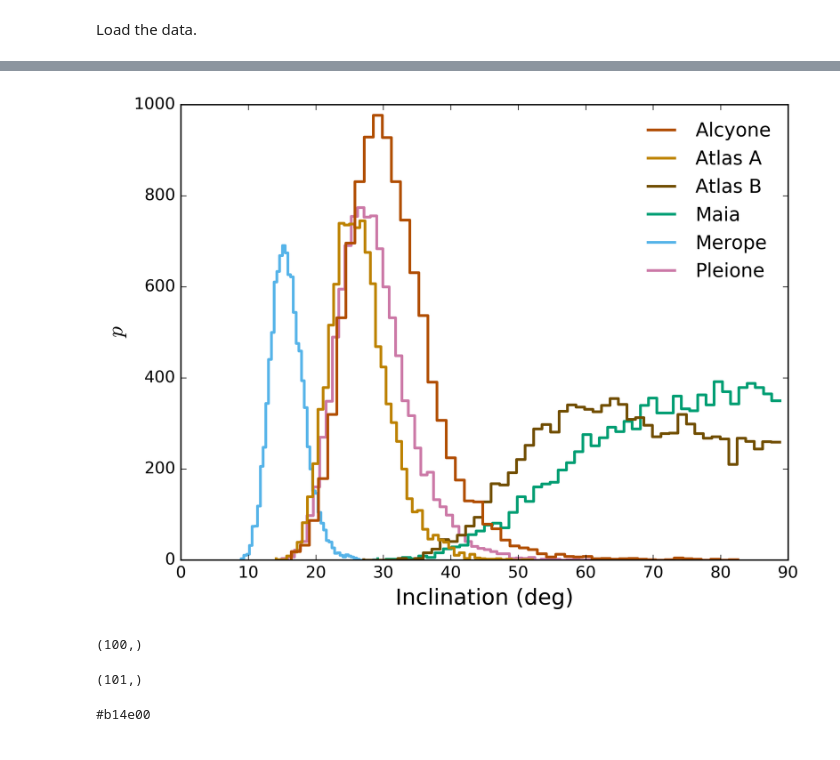
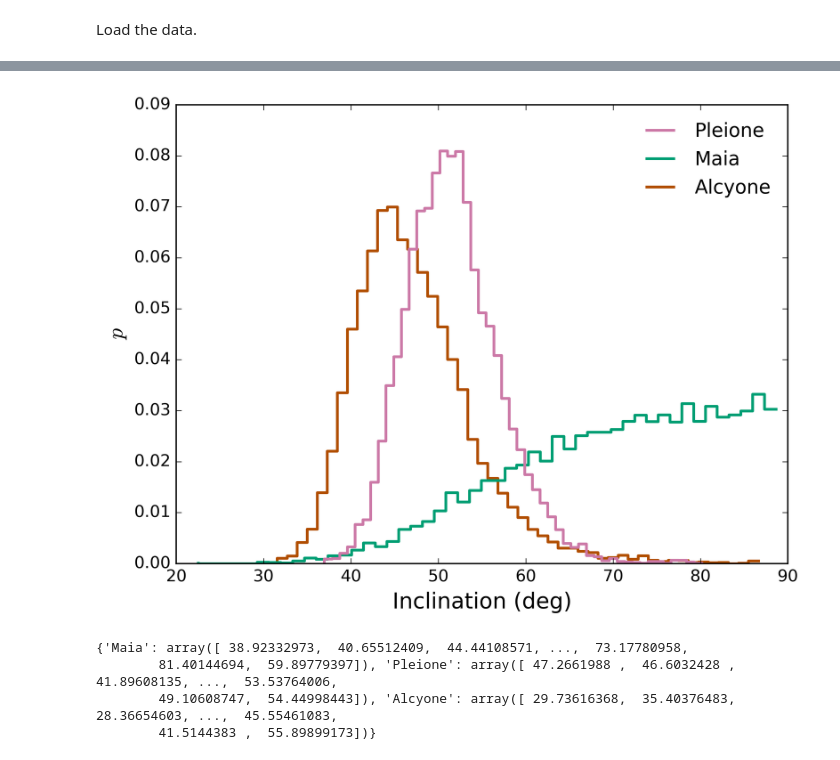
Before and after one commit to benjaminpope/inclinations, a Jupyter notebook: inclinations.ipynb, the cells around one changed output, grey strips where cells are left out. Saved outputs shown, nothing was run; the diff lists cells and outputs as text; code cells hidden in the pictures.

Commit message:
final (?) paper form

```diff
--- a/inclinations.ipynb
+++ b/inclinations.ipynb
@@ -29,20 +29,19 @@ import pystan
 # %% [markdown]
 Load the data.
 # %%
-# in order: Atlas A, Atlas B, Maia, Merope, Pleione
-names = ['Alcyone','Atlas A', 'Atlas B', 'Maia', 'Merope', 'Pleione']
+names = ['Alcyone', 'Maia', 'Pleione']
 
 day2sec = 24.*3600.
 rsun = 695700
 
-f = np.array([0.4362,1.341,0.4121,0.0967,2.0475,1.7607])/day2sec
-sig_f = np.array([0.0016,0.0015,0.008,0.0008,0.03,0.05])/day2sec
+f = np.array([0.4360,0.0967,1.7605])/day2sec
+sig_f = np.array([0.0004,0.0008,0.0004])/day2sec
 print f
-vsini = np.array([140,240,60,33,195,220])
-sig_vsini = np.array([14.,24,6,5,19.5,22.]) # 10% errorbars unless stated otherwise
+vsini = np.array([149,33,290])
+sig_vsini = np.array([8.,5,15.]) # 10% errorbars unless stated otherwise
 
-r = np.array([12.4,7.9,3.2,6.61,6.9,5.2])*rsun
-sig_r = np.array([1.5,0.8,0.3,0.11,0.7,0.6])*rsun
+r = np.array([9.34,6.61,4.17])*rsun
+sig_r = np.array([0.72,0.11,0.17])*rsun
 print r
 
 N = len(f)
@@ -104,42 +102,25 @@ NameError: name 'fit' is not defined
 # %%
 ax = plt.axes()
 # change as you see fit
 vermilion = ((213.,94.,0.))
 vermilion = (213/sum(vermilion),94/sum(vermilion),0)
 verm = mpl.colors.rgb2hex(vermilion) # get alcyone colour
 
-orange = ((230.,159.,0.))
-orange = (230/sum(orange),159/sum(orange),0)
-ora = mpl.colors.rgb2hex(orange) # get atlas colour
+colours = mpl.rcParams['axes.color_cycle']
 
-colours = mpl.rcParams['axes.color_cycle']
-papercolours = [colours[j] for j in [3,5,2,4,1,4]] # this bit is to make the colours consistent with the rest of the paper
-newcolor = tuple([0.75*c for c in mpl.colors.hex2color(ora)]) # make one Atlas component darker
-papercolours[3] = mpl.colors.rgb2hex(newcolor)
-newcolor = tuple([1.25*c for c in mpl.colors.hex2color(ora)]) # make the other Atlas component lighter
-papercolours[2] = mpl.colors.rgb2hex(newcolor)
-papercolours[5] = verm
-papercolours = [papercolours[c] for c in [5,2,3,4,1,0]] # get them in order
+papercolours = [verm,colours[1],colours[3]]
 
-for j in [5,4,3,2,1,0]: # this is the real bit that makes the histograms
-    vals, bins = np.histogram(results["i"][10000:,j],bins=50)
+for j in range(3): # this is the real bit that makes the histograms
+    vals, bins = np.histogram(results["i"][10000:,j],bins=50,normed=True)
     plt.step(bins[:-1],vals,color=papercolours[j],label=names[j],lw=2)
 
     handles, labels = ax.get_legend_handles_labels()
 
 ax.legend(handles[::-1], labels[::-1],fontsize=14,frameon=False)
 
 plt.xlabel(r'Inclination (deg)')
 plt.ylabel(r'$p$')
 plt.savefig('pleiades_inclinations.png')
 plt.savefig('pleiades_inclinations.eps')
 # %% [output]
-[figure, old version]
+[figure, new version]
-# %%
-n.shape
-# %% [output]
-(100,)
-# %%
-bins.shape
-# %% [output]
-(101,)
@@ -149,5 +127,13 @@ for j in range(N):
-# %%
-
-print verm
-# %% [output]
-#b14e00
+# %%
+tosave = {names[0]:results['i'][:,0],
+          names[1]:results['i'][:,1],
+          names[2]:results['i'][:,2]}
+print tosave
+from astropy.table import Table
+stuff = Table(tosave)
+stuff.write('pleione_maia_alcyone_incs.csv')
+# %% [output]
+{'Maia': array([ 38.92332973,  40.65512409,  44.44108571, ...,  73.17780958,
+        81.40144694,  59.89779397]), 'Pleione': array([ 47.2661988 ,  46.6032428 ,  41.89608135, ...,  53.53764006,
+        49.10608747,  54.44998443]), 'Alcyone': array([ 29.73616368,  35.40376483,  28.36654603, ...,  45.55461083,
+        41.5144383 ,  55.89899173])}
```
Also changed, not shown: parts of 4 cells of this notebook.
